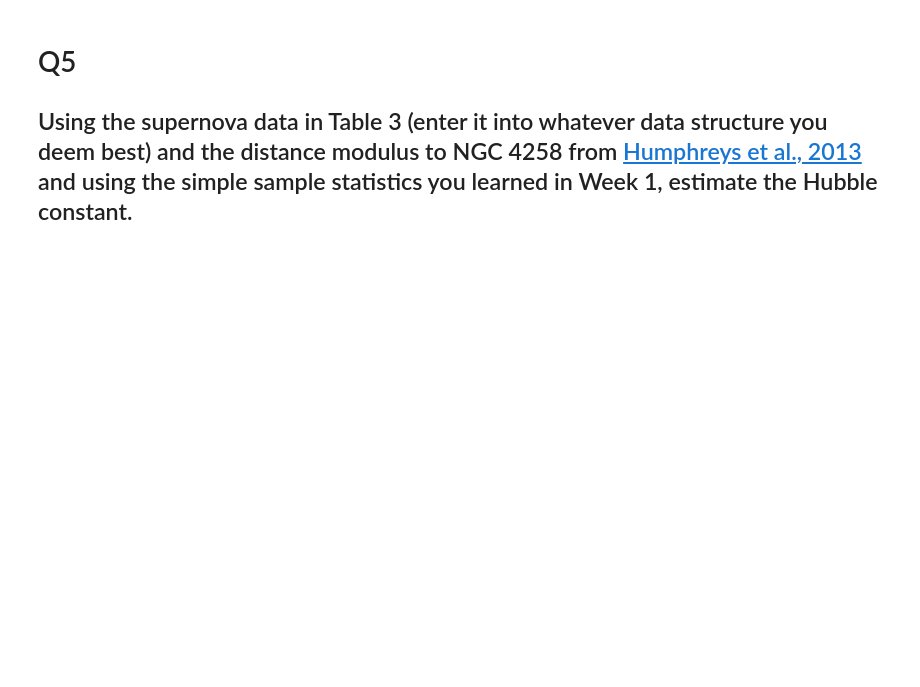
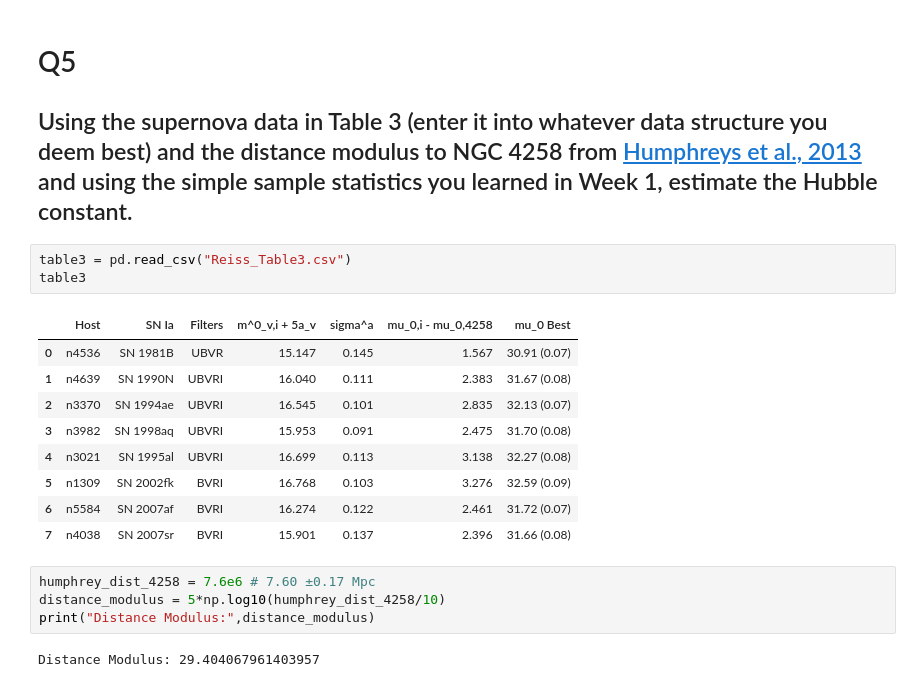
Before and after one commit to gnarayan/ast596_2020_Spring, a Jupyter notebook: homework/LinaFlorez/midterm.ipynb, the cells around one changed output. Saved outputs shown, nothing was run; the diff lists cells and outputs as text; blank space fills up the shorter version.

Commit message:
Finished my midtermgit add Reiss_Table3.csv

```diff
--- a/homework/LinaFlorez/midterm.ipynb
+++ b/homework/LinaFlorez/midterm.ipynb
@@ -92,3 +228,22 @@ def model(mu, logP):
 # Q5
 
 ## Using the supernova data in Table 3 (enter it into whatever data structure you deem best) and the distance modulus to NGC 4258 from [Humphreys et al., 2013 ](https://ui.adsabs.harvard.edu/abs/2013ApJ...775...13H/abstract) and using the simple sample statistics you learned in Week 1, estimate the Hubble constant.
+# %%
+table3 = pd.read_csv("Reiss_Table3.csv")
+table3
+# %% [output]
+|  | Host | SN Ia | Filters | m^0_v,i + 5a_v | sigma^a | mu_0,i - mu_0,4258 | mu_0 Best |
+| 0 | n4536 | SN 1981B | UBVR | 15.147 | 0.145 | 1.567 | 30.91 (0.07) |
+| 1 | n4639 | SN 1990N | UBVRI | 16.040 | 0.111 | 2.383 | 31.67 (0.08) |
+| 2 | n3370 | SN 1994ae | UBVRI | 16.545 | 0.101 | 2.835 | 32.13 (0.07) |
+| 3 | n3982 | SN 1998aq | UBVRI | 15.953 | 0.091 | 2.475 | 31.70 (0.08) |
+| 4 | n3021 | SN 1995al | UBVRI | 16.699 | 0.113 | 3.138 | 32.27 (0.08) |
+| 5 | n1309 | SN 2002fk | BVRI | 16.768 | 0.103 | 3.276 | 32.59 (0.09) |
+| 6 | n5584 | SN 2007af | BVRI | 16.274 | 0.122 | 2.461 | 31.72 (0.07) |
+| 7 | n4038 | SN 2007sr | BVRI | 15.901 | 0.137 | 2.396 | 31.66 (0.08) |
+# %%
+humphrey_dist_4258 = 7.6e6 # 7.60 ±0.17 Mpc
+distance_modulus = 5*np.log10(humphrey_dist_4258/10)
+print("Distance Modulus:",distance_modulus)
+# %% [output]
+Distance Modulus: 29.404067961403957
```
Also changed, not shown: parts of 8 cells of this notebook, 1 other file.
